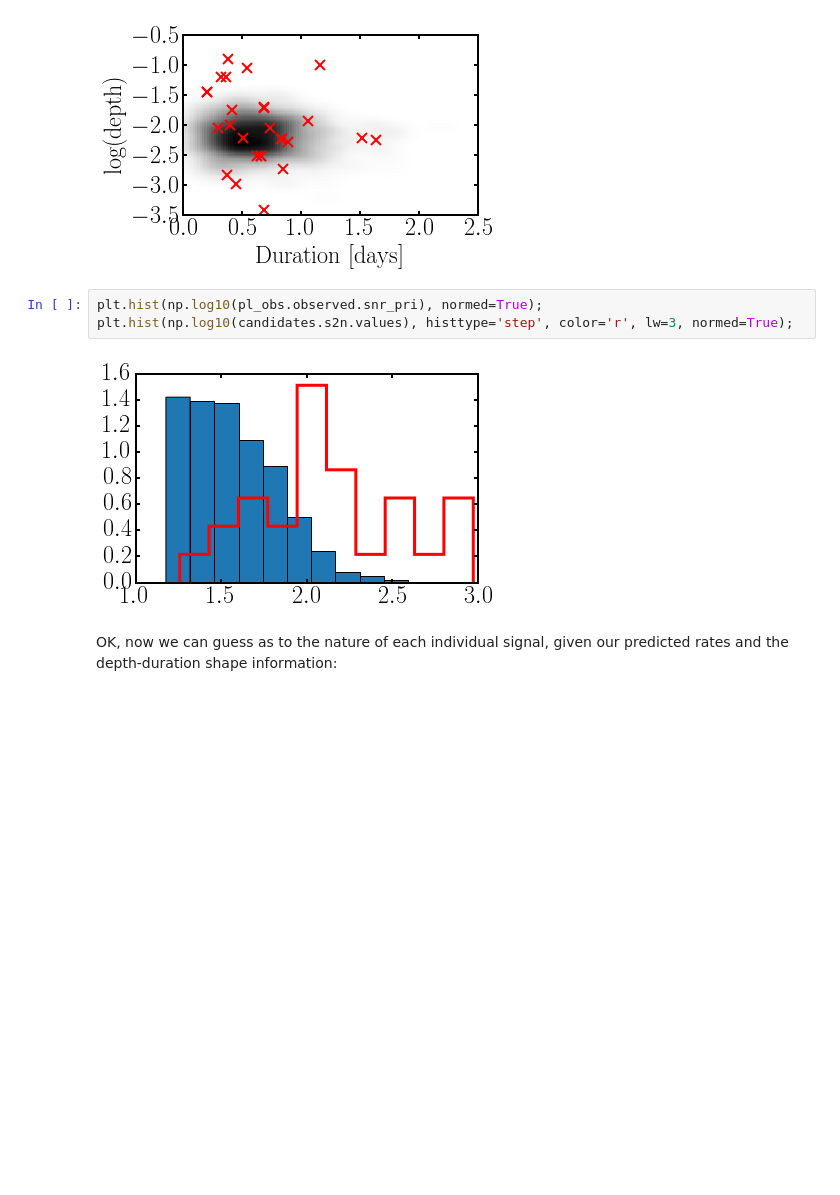
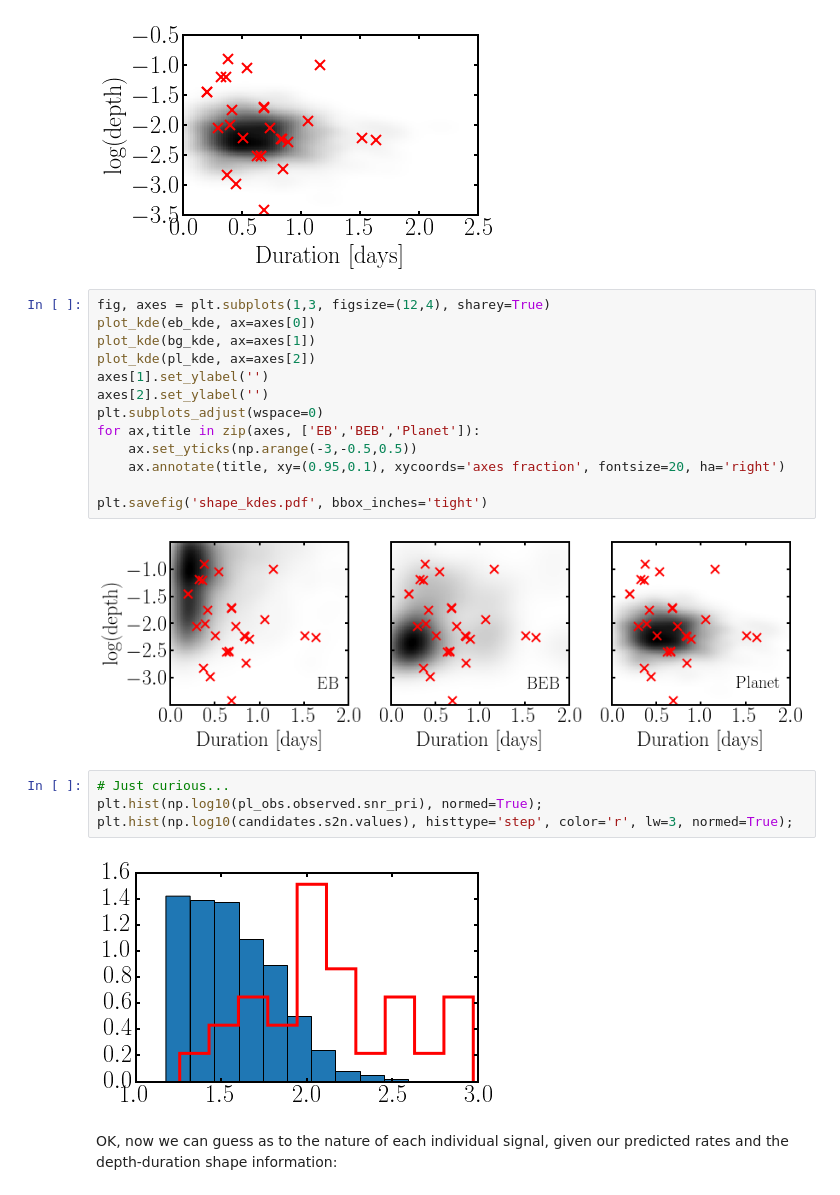
Before and after one commit to dfm/peerless, a Jupyter notebook: prediction/prediction.ipynb, the cells around one changed output. Drawn from its saved outputs; the diff is of its cells as text; blank space fills up the shorter version.

```diff
--- a/prediction/prediction.ipynb
+++ b/prediction/prediction.ipynb
@@ -299,7 +307,23 @@ pl_kde = gaussian_kde(np.array([pl_obs.observed.dur_pri, pl_obs.observed.logd_pr
 plot_kde(pl_kde)
 # %% [output]
 [figure]
+# %%
+fig, axes = plt.subplots(1,3, figsize=(12,4), sharey=True)
+plot_kde(eb_kde, ax=axes[0])
+plot_kde(bg_kde, ax=axes[1])
+plot_kde(pl_kde, ax=axes[2])
+axes[1].set_ylabel('')
+axes[2].set_ylabel('')
+plt.subplots_adjust(wspace=0)
+for ax,title in zip(axes, ['EB','BEB','Planet']):
+    ax.set_yticks(np.arange(-3,-0.5,0.5))
+    ax.annotate(title, xy=(0.95,0.1), xycoords='axes fraction', fontsize=20, ha='right')
+
+plt.savefig('shape_kdes.pdf', bbox_inches='tight')
+# %% [output]
+[figure, added]
 # %%
+# Just curious...
 plt.hist(np.log10(pl_obs.observed.snr_pri), normed=True);
 plt.hist(np.log10(candidates.s2n.values), histtype='step', color='r', lw=3, normed=True);
 # %% [output]
```
Also changed, not shown: parts of 4 cells of this notebook, 2 other files.
